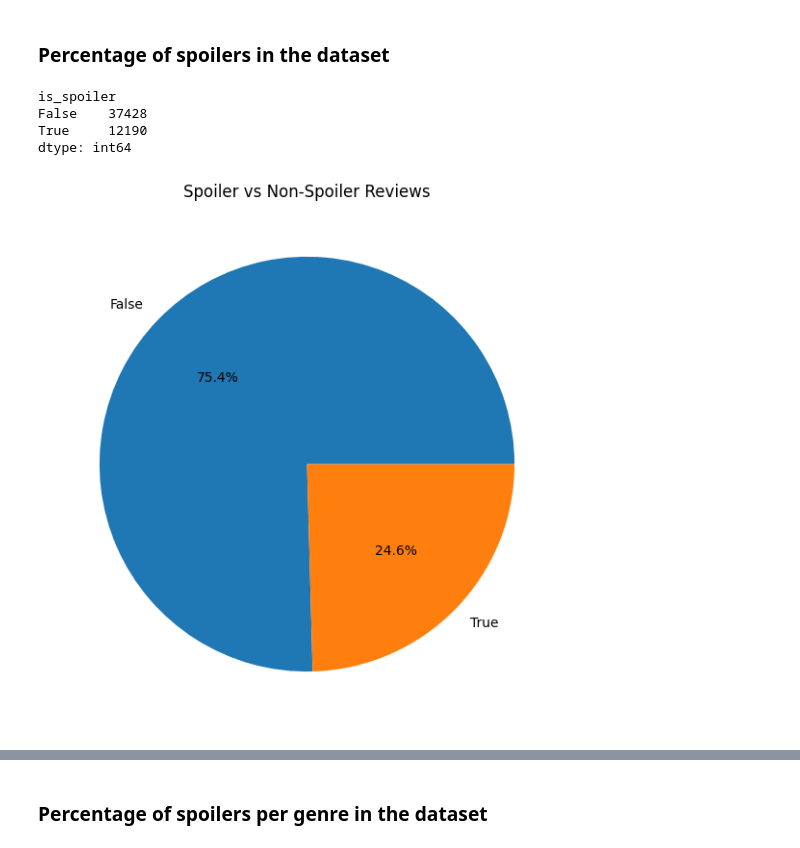
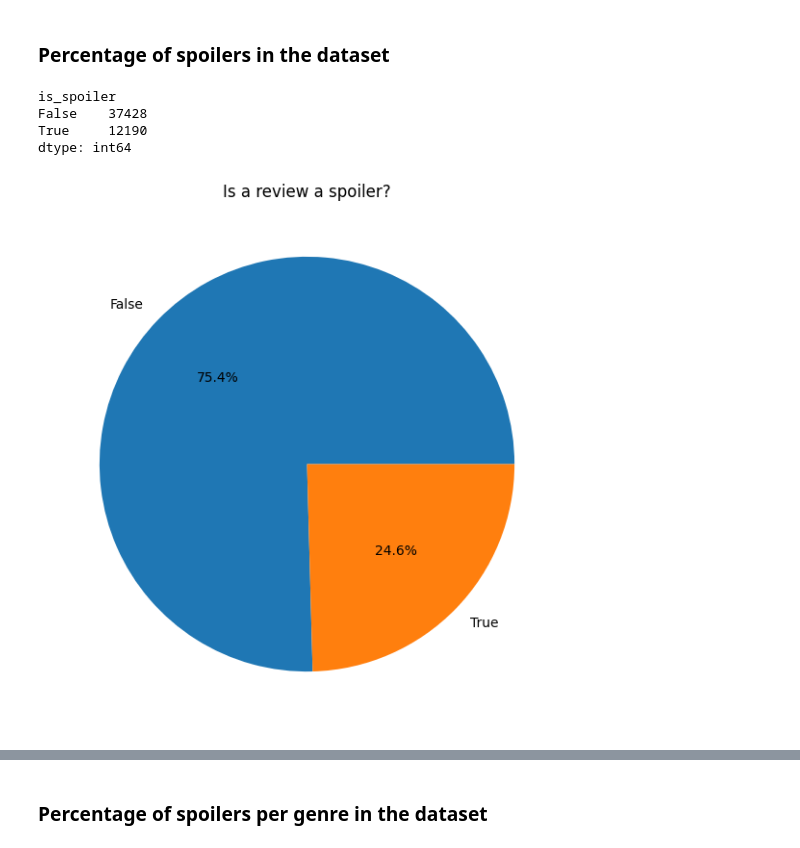
Before and after one commit to Saputoa21/Applied_ML_Spoiler_Detection_Group_Project_2025, a Jupyter notebook: Applied_ML_Movie_Spoiler_Detection_Group_5.ipynb, the cells around one changed output, grey strips where cells are left out. Cells and saved outputs as stored; diff of their text form; code cells hidden in the pictures.

```diff
--- a/Applied_ML_Movie_Spoiler_Detection_Group_5.ipynb
+++ b/Applied_ML_Movie_Spoiler_Detection_Group_5.ipynb
@@ -139,14 +139,13 @@ import matplotlib.pyplot as plt
 # %%
 is_spoiler_df = combined_df.groupby("is_spoiler").size()
 print(is_spoiler_df)
 
-df.plot.pie(y=df.values, labels=df.index, autopct='%1.1f%%', figsize=(7,7))
-plt.title("Spoiler vs Non-Spoiler Reviews")
-plt.ylabel("")  # Hide the default ylabel
+is_spoiler_df.plot.pie(y=df.values, labels=df.index, autopct='%1.1f%%', figsize=(7,7))
+plt.title("Is a review a spoiler?")
 plt.show()
 # %% [output]
 is_spoiler
 False    37428
 True     12190
 dtype: int64
-[figure, old version]
+[figure, new version]
```
Also changed, not shown: parts of 10 cells of this notebook.
